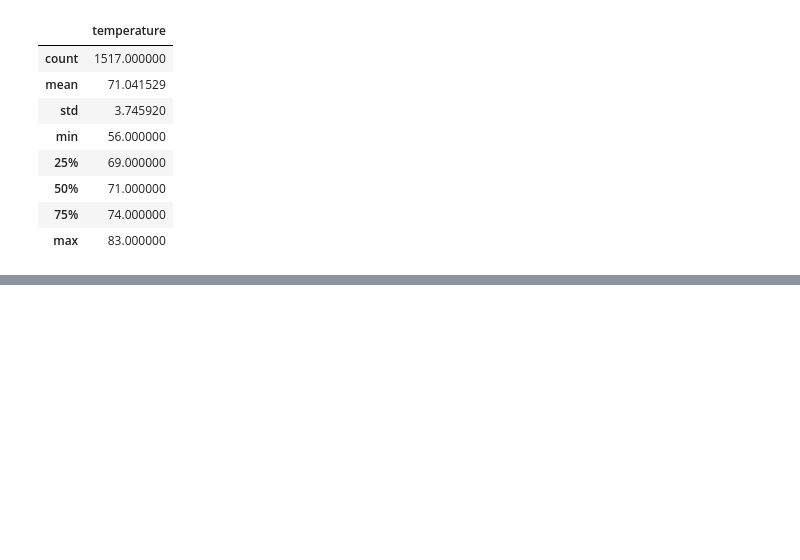
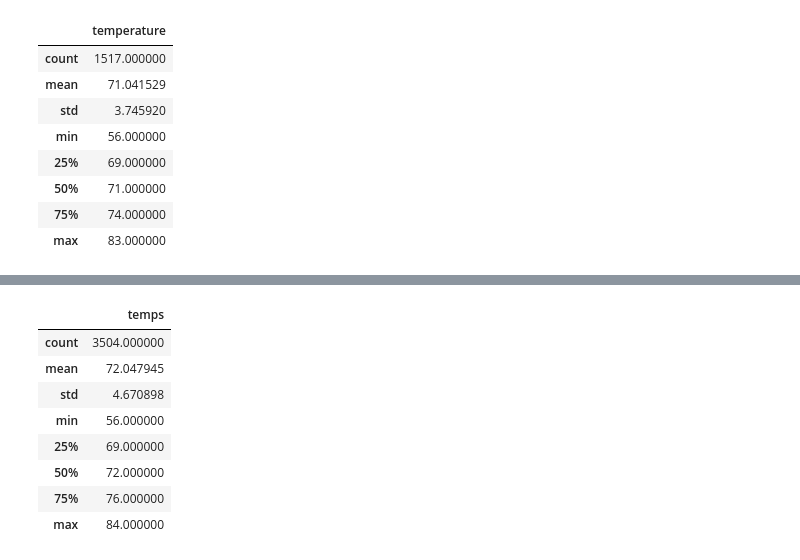
Before and after one commit to AugieNY/Challenge9_Surf-sUp, a Jupyter notebook: SurfsUp_Challenge.ipynb, the cells around one changed output, grey strips where cells are left out. Cells and saved outputs as stored; diff of their text form; code cells hidden in the pictures; blank space fills up the shorter version.

```diff
--- a/SurfsUp_Challenge.ipynb
+++ b/SurfsUp_Challenge.ipynb
@@ -106,0 +137,18 @@ dec_temp_df.describe()
+# %%
+#Last 3 years minimums per winter year
+l3y = session.query(Measurement.tobs)\
+    .filter(extract('month',Measurement.date).in_([1,2,3,4,10,11,12]))\
+    .filter(extract('year',Measurement.date)>=2015)\
+    .all()
+l3y_df =pd.DataFrame(l3y,columns=['temps'])
+l3y_df.describe()
+# %% [output]
+|  | temps |
+| count | 3504.000000 |
+| mean | 72.047945 |
+| std | 4.670898 |
+| min | 56.000000 |
+| 25% | 69.000000 |
+| 50% | 72.000000 |
+| 75% | 76.000000 |
+| max | 84.000000 |
```
Also changed, not shown: parts of 2 cells of this notebook.
